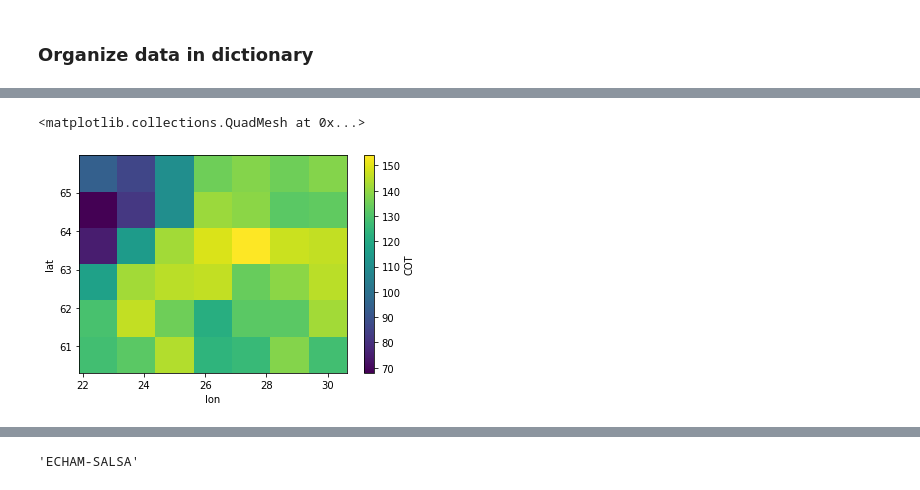
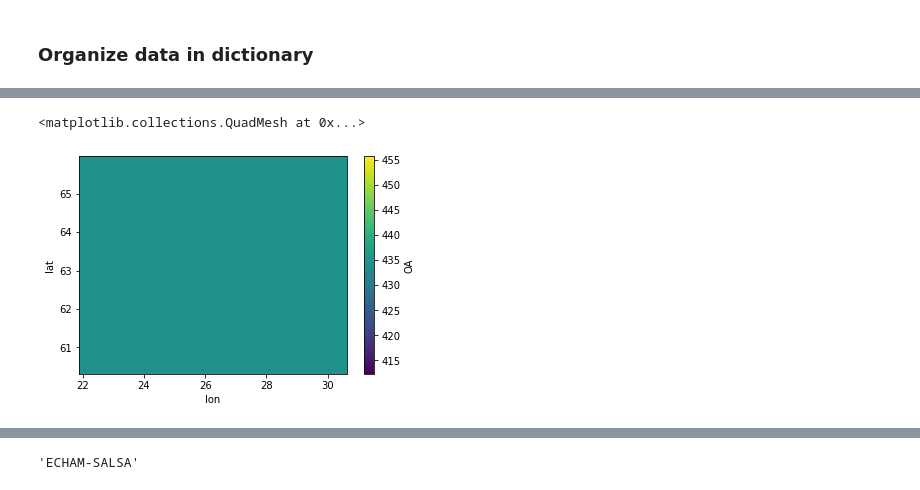
Before and after one commit to sarambl/BS-FDBCK, a Jupyter notebook: bs_fdbck/notebooks/03-cloud_properties/SMR/01-02_confidence_interval_diff_median_my_data-SMR_JA.ipynb, the cells around one changed output, grey strips where cells are left out. Drawn from its saved outputs; the diff is of its cells as text; code cells hidden in the pictures.

```diff
--- a/bs_fdbck/notebooks/03-cloud_properties/SMR/01-02_confidence_interval_diff_median_my_data-SMR_JA.ipynb
+++ b/bs_fdbck/notebooks/03-cloud_properties/SMR/01-02_confidence_interval_diff_median_my_data-SMR_JA.ipynb
@@ -497,5 +421,6 @@ Name: month, Length: 4056, dtype: int64
 # %%
 df_mod_noresm = df_mod_noresm[df_mod_noresm['month'].isin(season2month[season])]
 df_mod_echam = df_mod_echam[df_mod_echam['month'].isin(season2month[season])]
+df_mod_ec_earth = df_mod_ec_earth[df_mod_ec_earth['month'].isin(season2month[season])]
 # %% [markdown]
 ### Organize data in dictionary
@@ -502,5 +429,8 @@ df_mod_echam = df_mod_echam[df_mod_echam['month'].isin(season2month[season])]
+# %%
+df_hyy_1['month'] = df_hyy_1.index.get_level_values(0).month
 # %%
 dic_df=dict()
 dic_df[model_name_echam] = df_mod_echam
 dic_df[model_name_noresm] = df_mod_noresm
+dic_df[model_name_ec_earth] = df_mod_ec_earth
 dic_df['Observations'] = df_hyy_1
@@ -522,0 +466,2 @@ Name: month, Length: 1478, dtype: int64
+# %%
+dic_df[model_name_noresm] = dic_df[model_name_noresm].drop(['OA'], axis=1)
@@ -550,8 +502,8 @@ Data variables: (12/97)
 # %%
-_ds1['COT'].count('time').plot()
+_ds1['OA'].count('time').plot()
 # %% [output]
 <matplotlib.collections.QuadMesh at 0x...>
-[figure, old version]
+[figure, new version]
 # %%
 _ds2['COT'].count('time').plot()
 # %% [output]
```
Also changed, not shown: parts of 105 cells of this notebook, 39 other files.
